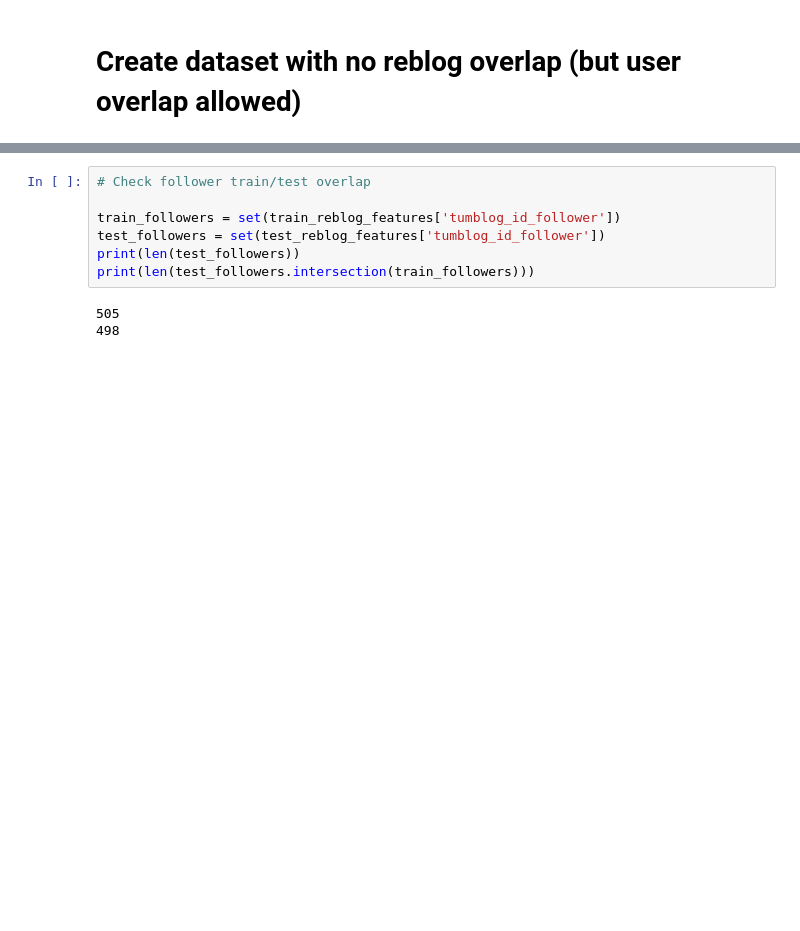
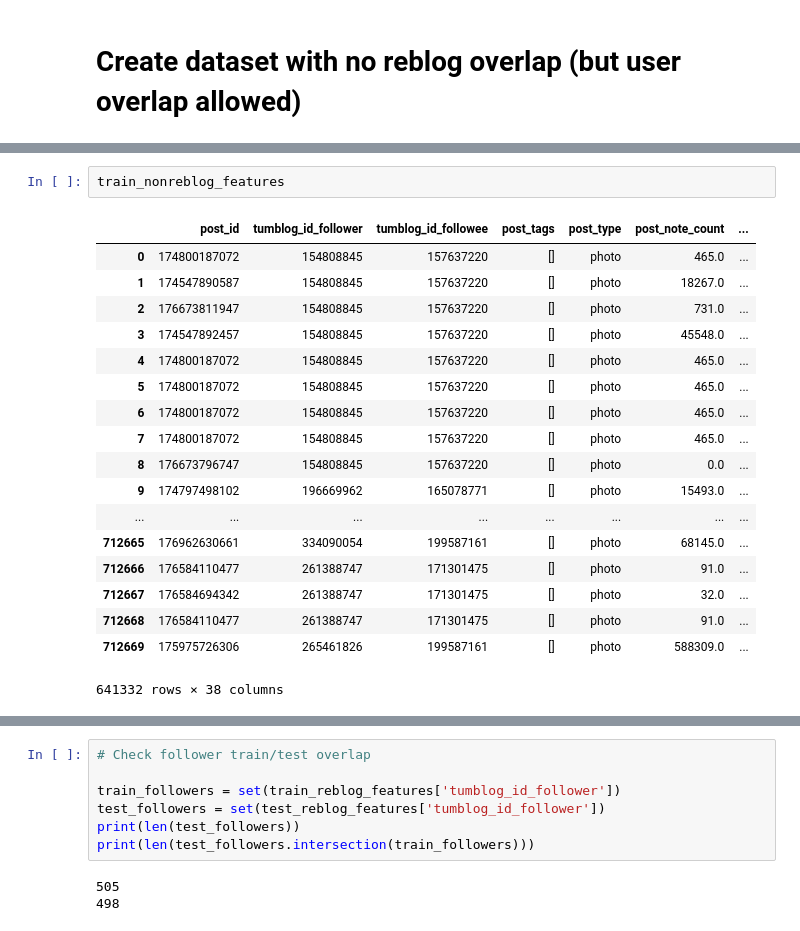
Before and after one commit to michaelmilleryoder/tumblr-scripts, a Jupyter notebook: jupyter/websci2020_data.ipynb, the cells around one changed output, grey strips where cells are left out. Cells and saved outputs as stored; diff of their text form; blank space fills up the shorter version.

```diff
--- a/jupyter/websci2020_data.ipynb
+++ b/jupyter/websci2020_data.ipynb
@@ -114,0 +648,21 @@ print(len(test_ranking_labels))
+# %%
+train_nonreblog_features
+# %% [output]
+|  | post_id | tumblog_id_follower | tumblog_id_followee | post_tags | post_type | post_note_count | ... |
+| 0 | 174800187072 | 154808845 | 157637220 | [] | photo | 465.0 | ... |
+| 1 | 174547890587 | 154808845 | 157637220 | [] | photo | 18267.0 | ... |
+| 2 | 176673811947 | 154808845 | 157637220 | [] | photo | 731.0 | ... |
+| 3 | 174547892457 | 154808845 | 157637220 | [] | photo | 45548.0 | ... |
+| 4 | 174800187072 | 154808845 | 157637220 | [] | photo | 465.0 | ... |
+| 5 | 174800187072 | 154808845 | 157637220 | [] | photo | 465.0 | ... |
+| 6 | 174800187072 | 154808845 | 157637220 | [] | photo | 465.0 | ... |
+| 7 | 174800187072 | 154808845 | 157637220 | [] | photo | 465.0 | ... |
+| 8 | 176673796747 | 154808845 | 157637220 | [] | photo | 0.0 | ... |
+| 9 | 174797498102 | 196669962 | 165078771 | [] | photo | 15493.0 | ... |
+| ... | ... | ... | ... | ... | ... | ... | ... |
+| 712665 | 176962630661 | 334090054 | 199587161 | [] | photo | 68145.0 | ... |
+| 712666 | 176584110477 | 261388747 | 171301475 | [] | photo | 91.0 | ... |
+| 712667 | 176584694342 | 261388747 | 171301475 | [] | photo | 32.0 | ... |
+| 712668 | 176584110477 | 261388747 | 171301475 | [] | photo | 91.0 | ... |
+| 712669 | 175975726306 | 265461826 | 199587161 | [] | photo | 588309.0 | ... |
+641332 rows × 38 columns
```
Also changed, not shown: parts of 39 cells of this notebook, 1 other file.
